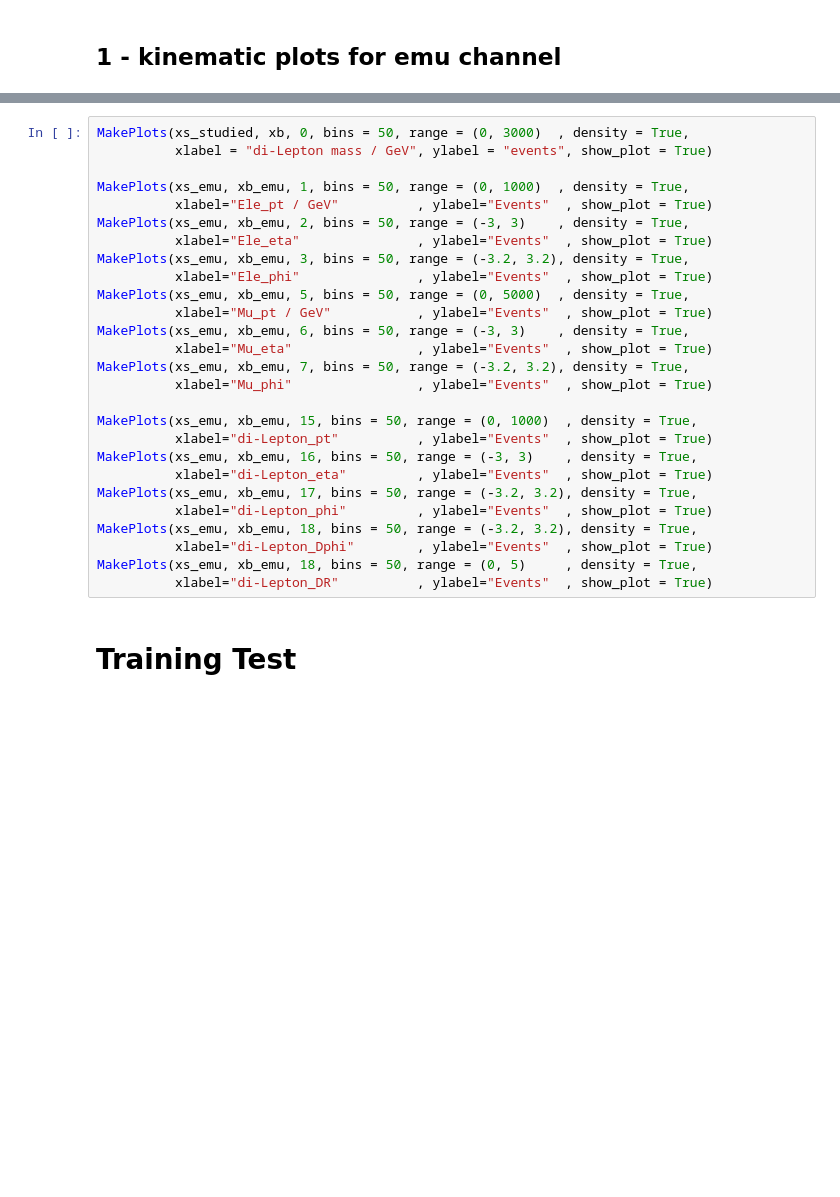
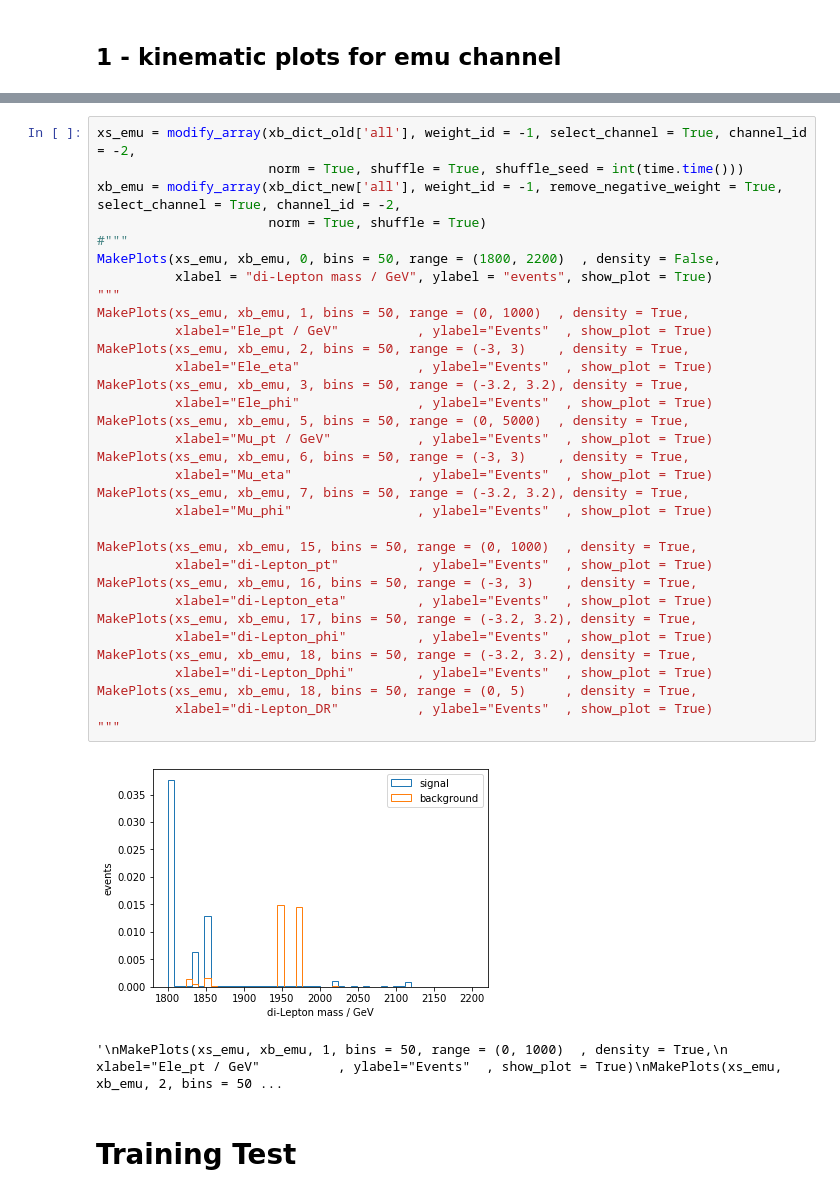
Before and after one commit to Hepynet/hepynet, a Jupyter notebook: run/train_with_new_ntuple.ipynb, the cells around one changed output, grey strips where cells are left out. Saved outputs shown, nothing was run; the diff lists cells and outputs as text; blank space fills up the shorter version.

```diff
--- a/run/train_with_new_ntuple.ipynb
+++ b/run/train_with_new_ntuple.ipynb
@@ -241,30 +396,39 @@ Done.
 # %%
-MakePlots(xs_studied, xb, 0, bins = 50, range = (0, 3000)  , density = True,
+xs_emu = modify_array(xb_dict_old['all'], weight_id = -1, select_channel = True, channel_id = -2,
+                      norm = True, shuffle = True, shuffle_seed = int(time.time()))
+xb_emu = modify_array(xb_dict_new['all'], weight_id = -1, remove_negative_weight = True, select_channel = True, channel_id = -2,
+                      norm = True, shuffle = True)
+#"""
+MakePlots(xs_emu, xb_emu, 0, bins = 50, range = (1800, 2200)  , density = False,
           xlabel = "di-Lepton mass / GeV", ylabel = "events", show_plot = True)
-
+"""
 MakePlots(xs_emu, xb_emu, 1, bins = 50, range = (0, 1000)  , density = True,
           xlabel="Ele_pt / GeV"          , ylabel="Events"  , show_plot = True)
 MakePlots(xs_emu, xb_emu, 2, bins = 50, range = (-3, 3)    , density = True,
           xlabel="Ele_eta"               , ylabel="Events"  , show_plot = True)
 MakePlots(xs_emu, xb_emu, 3, bins = 50, range = (-3.2, 3.2), density = True,
           xlabel="Ele_phi"               , ylabel="Events"  , show_plot = True)
 MakePlots(xs_emu, xb_emu, 5, bins = 50, range = (0, 5000)  , density = True,
           xlabel="Mu_pt / GeV"           , ylabel="Events"  , show_plot = True)
 MakePlots(xs_emu, xb_emu, 6, bins = 50, range = (-3, 3)    , density = True,
           xlabel="Mu_eta"                , ylabel="Events"  , show_plot = True)
 MakePlots(xs_emu, xb_emu, 7, bins = 50, range = (-3.2, 3.2), density = True,
           xlabel="Mu_phi"                , ylabel="Events"  , show_plot = True)
 
 MakePlots(xs_emu, xb_emu, 15, bins = 50, range = (0, 1000)  , density = True,
           xlabel="di-Lepton_pt"          , ylabel="Events"  , show_plot = True)
 MakePlots(xs_emu, xb_emu, 16, bins = 50, range = (-3, 3)    , density = True,
           xlabel="di-Lepton_eta"         , ylabel="Events"  , show_plot = True)
 MakePlots(xs_emu, xb_emu, 17, bins = 50, range = (-3.2, 3.2), density = True,
           xlabel="di-Lepton_phi"         , ylabel="Events"  , show_plot = True)
 MakePlots(xs_emu, xb_emu, 18, bins = 50, range = (-3.2, 3.2), density = True,
           xlabel="di-Lepton_Dphi"        , ylabel="Events"  , show_plot = True)
 MakePlots(xs_emu, xb_emu, 18, bins = 50, range = (0, 5)     , density = True,
           xlabel="di-Lepton_DR"          , ylabel="Events"  , show_plot = True)
+"""
+# %% [output]
+[figure, added]
+'\nMakePlots(xs_emu, xb_emu, 1, bins = 50, range = (0, 1000)  , density = True,\n          xlabel="Ele_pt / GeV"          , ylabel="Events"  , show_plot = True)\nMakePlots(xs_emu, xb_emu, 2, bins = 50 ...
 # %% [markdown]
 # Training Test
 # %% [markdown]
```
Also changed, not shown: parts of 73 cells of this notebook.
